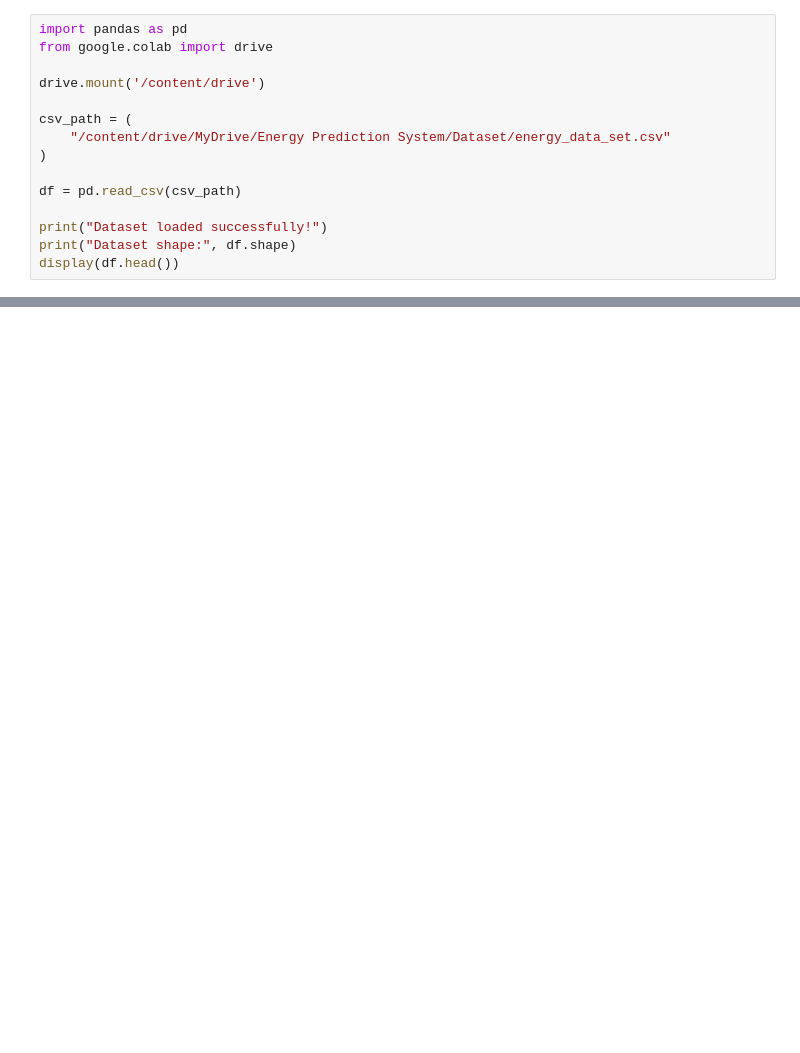
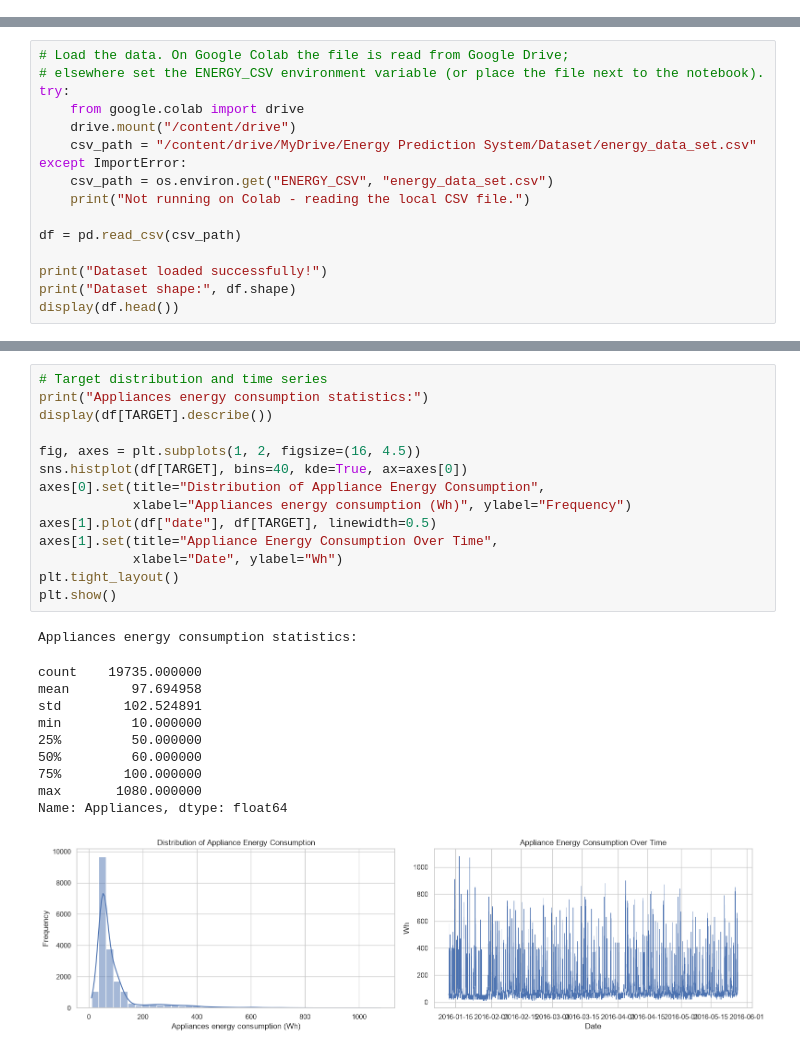
Before and after one commit to Dhanushka0626/Appliance-Energy-Prediction, a Jupyter notebook: Appliance_Energy_Prediction.ipynb, the cells around one changed output, grey strips where cells are left out. Saved outputs shown, nothing was run; the diff lists cells and outputs as text; blank space fills up the shorter version.

```diff
--- a/Appliance_Energy_Prediction.ipynb
+++ b/Appliance_Energy_Prediction.ipynb
@@ -1,15 +0,0 @@
-# %%
-import pandas as pd
-from google.colab import drive
-
-drive.mount('/content/drive')
-
-csv_path = (
-    "/content/drive/MyDrive/Energy Prediction System/Dataset/energy_data_set.csv"
-)
-
-df = pd.read_csv(csv_path)
-
-print("Dataset loaded successfully!")
-print("Dataset shape:", df.shape)
-display(df.head())
@@ -1112,0 +59,16 @@ Top 15 features:
+# %%
+# Load the data. On Google Colab the file is read from Google Drive;
+# elsewhere set the ENERGY_CSV environment variable (or place the file next to the notebook).
+try:
+    from google.colab import drive
+    drive.mount("/content/drive")
+    csv_path = "/content/drive/MyDrive/Energy Prediction System/Dataset/energy_data_set.csv"
+except ImportError:
+    csv_path = os.environ.get("ENERGY_CSV", "energy_data_set.csv")
+    print("Not running on Colab - reading the local CSV file.")
+
+df = pd.read_csv(csv_path)
+
+print("Dataset loaded successfully!")
+print("Dataset shape:", df.shape)
+display(df.head())
@@ -1112,0 +231,26 @@ Top 15 features:
+# %%
+# Target distribution and time series
+print("Appliances energy consumption statistics:")
+display(df[TARGET].describe())
+
+fig, axes = plt.subplots(1, 2, figsize=(16, 4.5))
+sns.histplot(df[TARGET], bins=40, kde=True, ax=axes[0])
+axes[0].set(title="Distribution of Appliance Energy Consumption",
+            xlabel="Appliances energy consumption (Wh)", ylabel="Frequency")
+axes[1].plot(df["date"], df[TARGET], linewidth=0.5)
+axes[1].set(title="Appliance Energy Consumption Over Time",
+            xlabel="Date", ylabel="Wh")
+plt.tight_layout()
+plt.show()
+# %% [output]
+Appliances energy consumption statistics:
+count    19735.000000
+mean        97.694958
+std        102.524891
+min         10.000000
+25%         50.000000
+50%         60.000000
+75%        100.000000
+max       1080.000000
+Name: Appliances, dtype: float64
+[figure, added]
```
Also changed, not shown: parts of 101 cells of this notebook.
